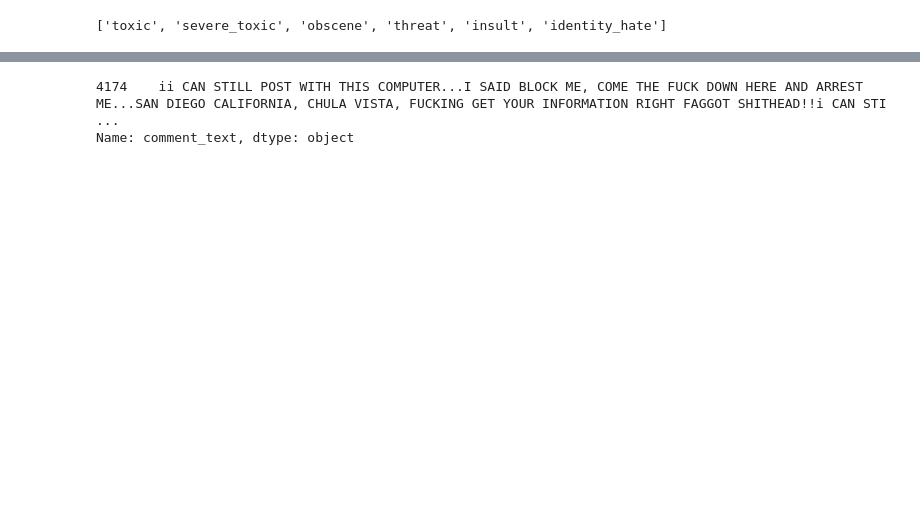
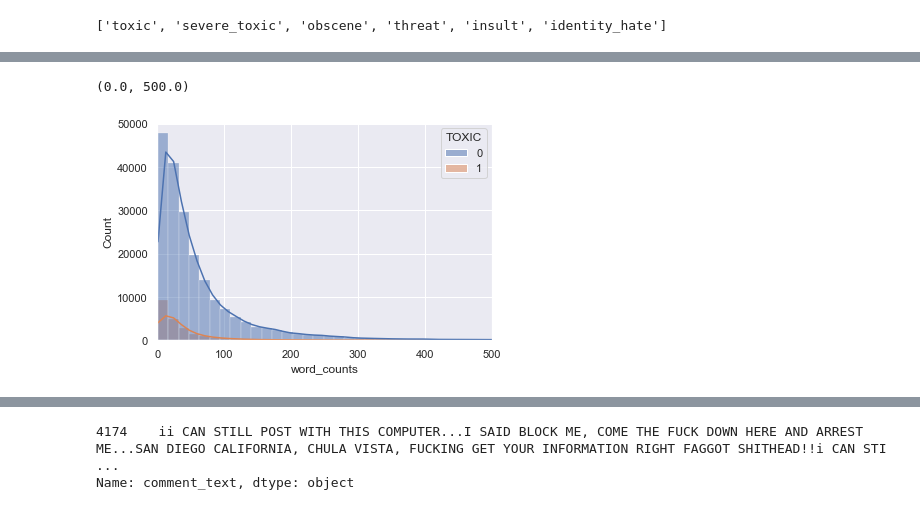
Before and after one commit to francescogemignani/Toxic-Comments-Classification-Challenge, a Jupyter notebook: TextPreprocessing.ipynb, the cells around one changed output, grey strips where cells are left out. Drawn from its saved outputs; the diff is of its cells as text; code cells hidden in the pictures; blank space fills up the shorter version.

```diff
--- a/TextPreprocessing.ipynb
+++ b/TextPreprocessing.ipynb
@@ -211,0 +225,6 @@ plt.show()
+# %%
+ax = sns.histplot(data=df, x="word_counts",bins=150, hue="TOXIC",kde=True)
+ax.set_xlim(0,500)
+# %% [output]
+(0.0, 500.0)
+[figure, added]
```
Also changed, not shown: parts of 31 cells of this notebook, 2 other files.
